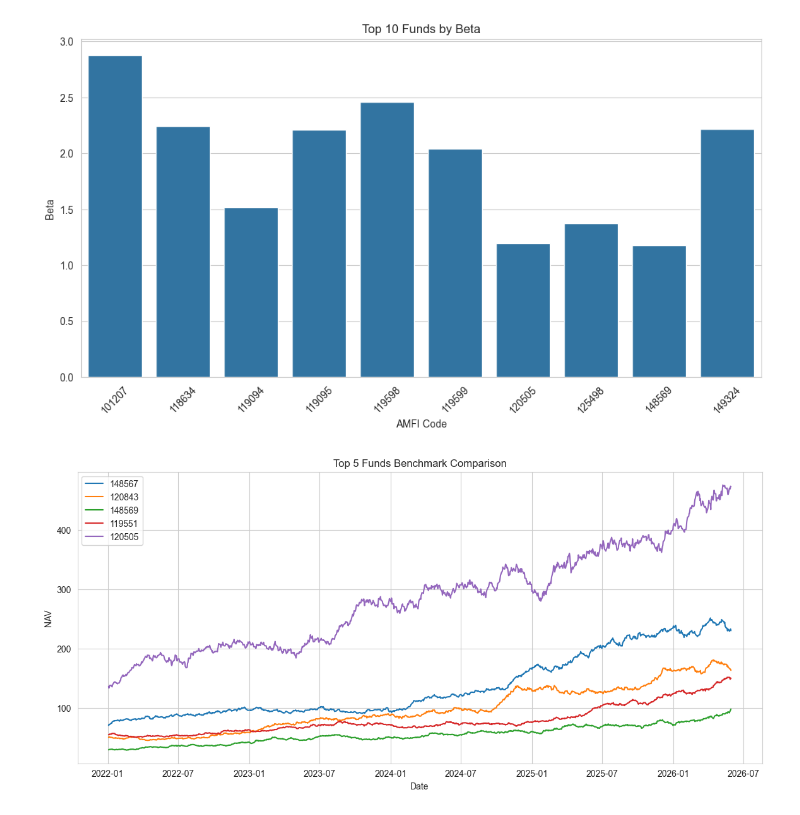
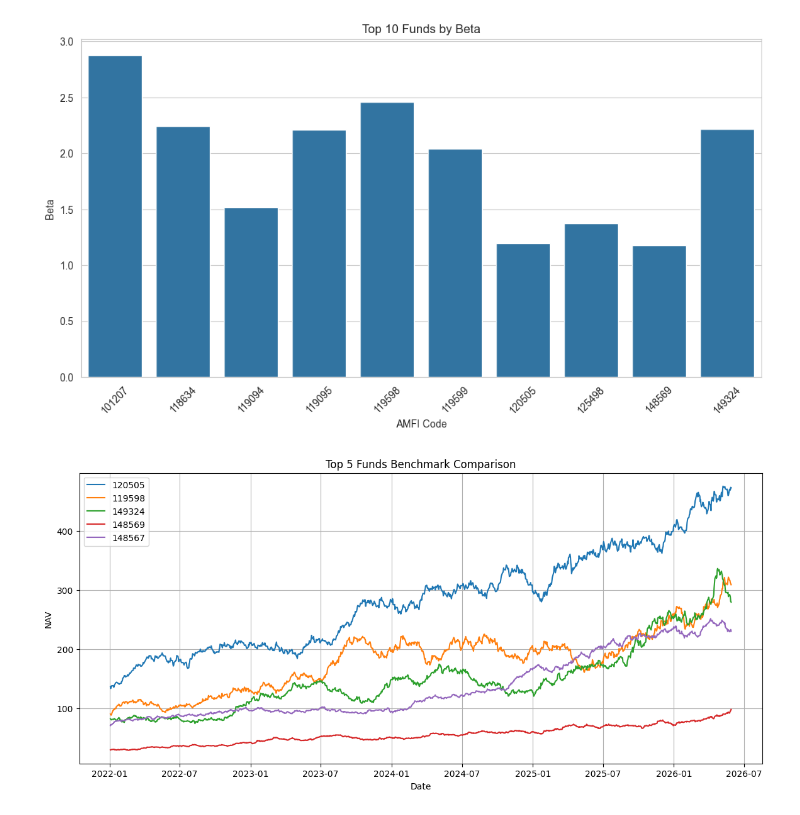
Before and after one commit to ayushjivale-starAyush/bluestock-mf-capstone, a Jupyter notebook: Notebooks/04_performance_analytics.ipynb, the cells around one changed output. Saved outputs shown, nothing was run; the diff lists cells and outputs as text; code cells hidden in the pictures.

```diff
--- a/Notebooks/04_performance_analytics.ipynb
+++ b/Notebooks/04_performance_analytics.ipynb
@@ -578,28 +578,37 @@ plt.xticks(rotation=45)
 plt.show()
 # %% [output]
 [figure]
-# %%
-top5_funds = scorecard_df.head(5)["amfi_code"]
-
-plt.figure(figsize=(14,6))
-
-for fund in top5_funds:
-
-    fund_data = nav_df[
-        nav_df["amfi_code"] == fund
-    ]
-
-    plt.plot(
-        fund_data["date"],
-        fund_data["nav"],
-        label=str(fund)
-    )
-
-plt.title("Top 5 Funds Benchmark Comparison")
-plt.xlabel("Date")
-plt.ylabel("NAV")
-plt.legend()
-
-plt.show()
-# %% [output]
-[figure, removed]
+# %%
+import pandas as pd
+import matplotlib.pyplot as plt
+from pathlib import Path
+
+BASE = Path("..") / "data" / "processed"
+
+scorecard_df = pd.read_csv(BASE / "fund_scorecard.csv")
+nav_df = pd.read_csv(BASE / "02_nav_history_cleaned.csv")
+
+nav_df["date"] = pd.to_datetime(nav_df["date"])
+
+top5_funds = scorecard_df.head(5)["amfi_code"]
+
+plt.figure(figsize=(14, 6))
+
+for fund in top5_funds:
+    fund_data = nav_df[nav_df["amfi_code"] == fund]
+    plt.plot(
+        fund_data["date"],
+        fund_data["nav"],
+        label=str(fund)
+    )
+
+plt.title("Top 5 Funds Benchmark Comparison")
+plt.xlabel("Date")
+plt.ylabel("NAV")
+plt.legend()
+plt.grid(True)
+
+plt.savefig("benchmark_comparison_chart.png", dpi=300, bbox_inches="tight")
+plt.show()
+# %% [output]
+[figure, added]
```
Also changed, not shown: parts of 2 cells of this notebook, 7 other files.
